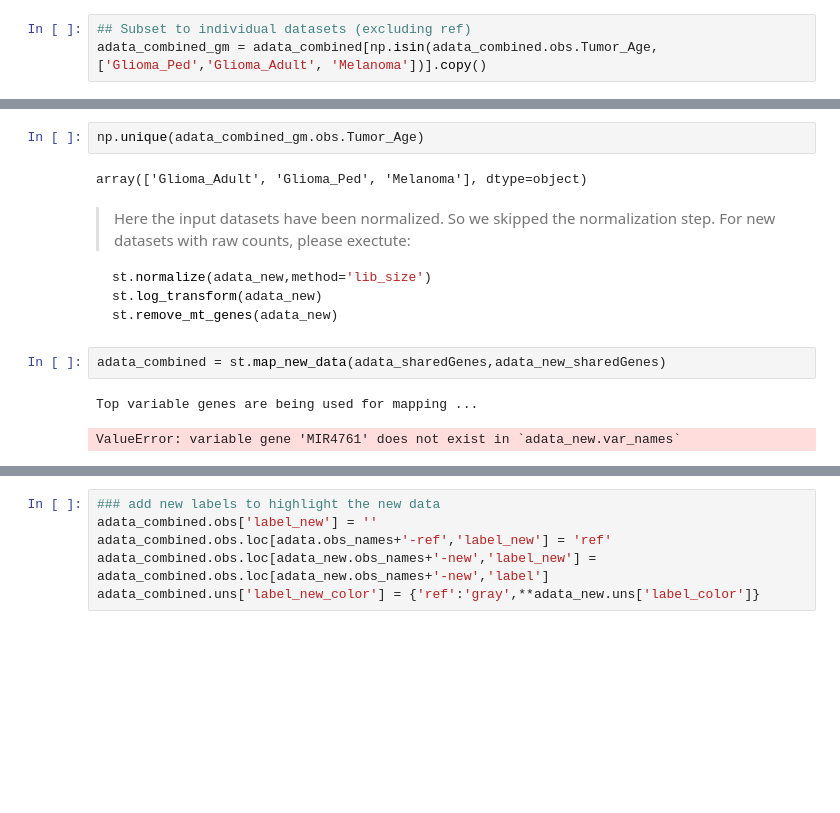
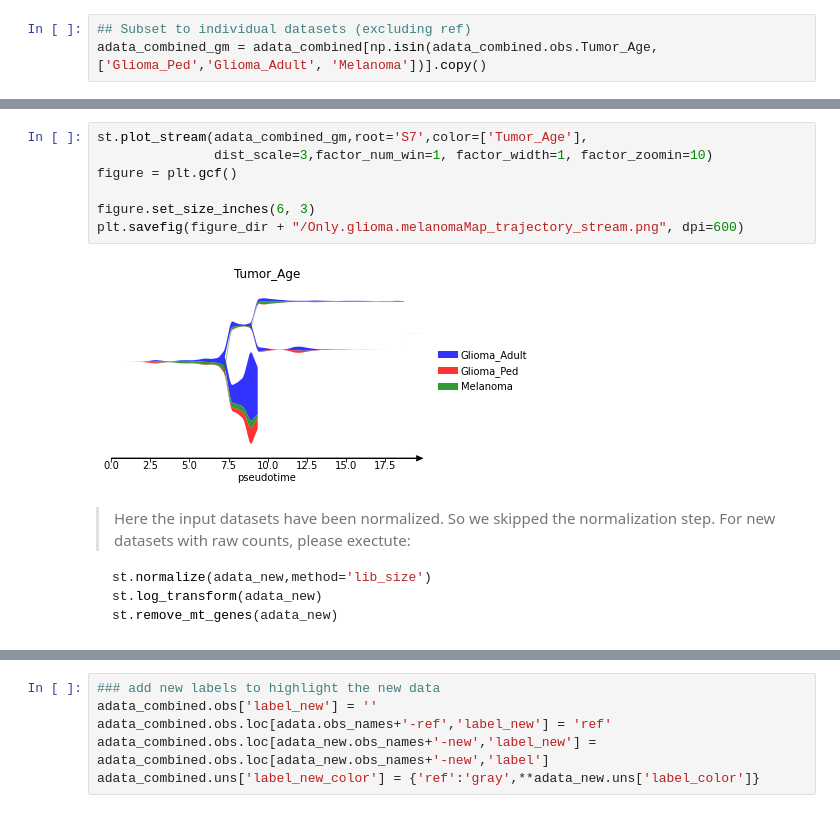
Before and after one commit to FilbinLab/Pedi_Immune, a Jupyter notebook: ImmuneCellAnalysis/02a_Tcells/02_Ped.Adult/04a_Trajectory/3.STREAM_mapping_nsclc.melanoma.glioma.ipynb, the cells around one changed output, grey strips where cells are left out. Saved outputs shown, nothing was run; the diff lists cells and outputs as text; blank space fills up the shorter version.

````diff
--- a/ImmuneCellAnalysis/02a_Tcells/02_Ped.Adult/04a_Trajectory/3.STREAM_mapping_nsclc.melanoma.glioma.ipynb
+++ b/ImmuneCellAnalysis/02a_Tcells/02_Ped.Adult/04a_Trajectory/3.STREAM_mapping_nsclc.melanoma.glioma.ipynb
@@ -226,7 +222,12 @@ st.plot_stream_sc(adata_combined_gm,root='S7',color=['Tumor_Age'],
-# %%
-np.unique(adata_combined_gm.obs.Tumor_Age)
-# %% [output]
-array(['Glioma_Adult', 'Glioma_Ped', 'Melanoma'], dtype=object)
+# %%
+st.plot_stream(adata_combined_gm,root='S7',color=['Tumor_Age'],
+               dist_scale=3,factor_num_win=1, factor_width=1, factor_zoomin=10)
+figure = plt.gcf()
+
+figure.set_size_inches(6, 3)
+plt.savefig(figure_dir + "/Only.glioma.melanomaMap_trajectory_stream.png", dpi=600)
+# %% [output]
+[figure, added]
 # %% [markdown]
 > Here the input datasets have been normalized. So we skipped the normalization step. For new datasets with raw counts, please exectute:
 ```python
@@ -234,8 +235,3 @@ st.normalize(adata_new,method='lib_size')
 st.log_transform(adata_new)
 st.remove_mt_genes(adata_new)
 ```
-# %%
-adata_combined = st.map_new_data(adata_sharedGenes,adata_new_sharedGenes)
-# %% [output]
-Top variable genes are being used for mapping ...
-ValueError: variable gene 'MIR4761' does not exist in `adata_new.var_names`
````
Also changed, not shown: parts of 52 cells of this notebook, 1 other file.
